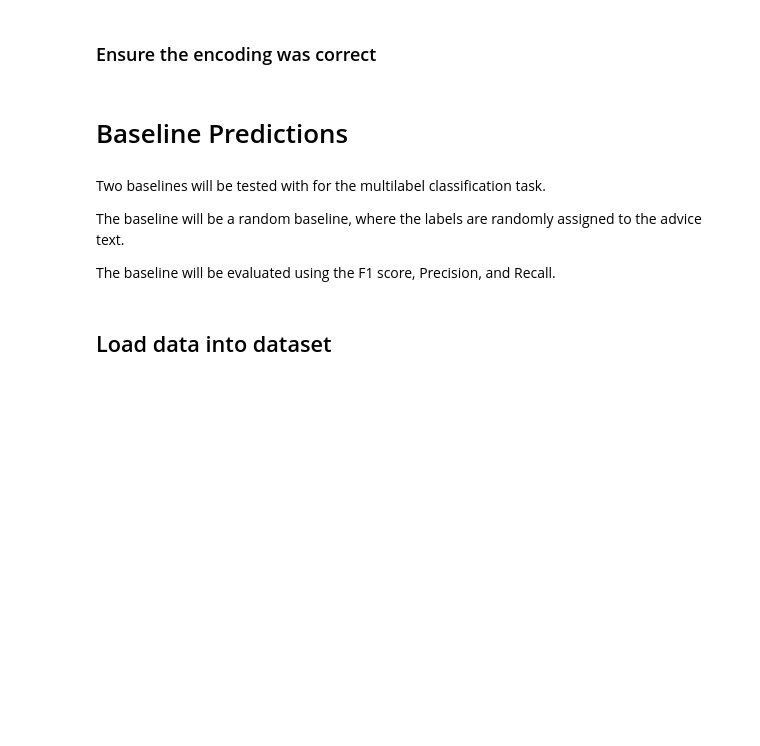
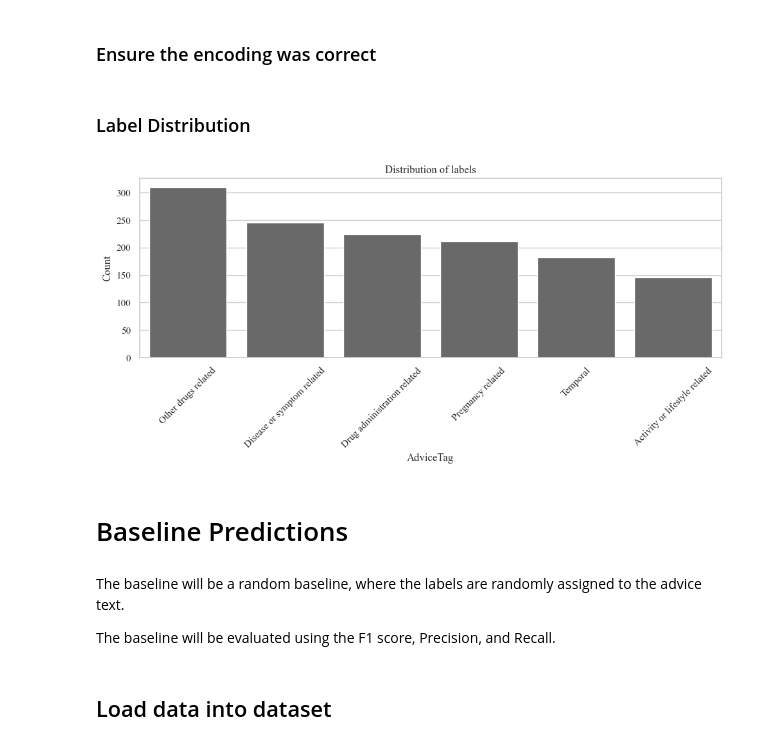
Before and after one commit to Mattcalcaterra/630_final, a Jupyter notebook: adviceLabeling.ipynb, the cells around one changed output. Drawn from its saved outputs; the diff is of its cells as text; code cells hidden in the pictures; blank space fills up the shorter version.

```diff
--- a/adviceLabeling.ipynb
+++ b/adviceLabeling.ipynb
@@ -102,11 +111,34 @@ anno_df.head()
 ### Ensure the encoding was correct
 # %%
 assert anno_df.shape[0] == load_shape[0], "Mismatch in number of rows"
+# %% [markdown]
+### Label Distribution
+# %%
+# plot distribution of labels
+plot_df = anno_df[anno_df.columns[3:]]
+plot_df = plot_df.melt(var_name="AdviceTag", value_name="Count")
+plot_df = plot_df.groupby("AdviceTag").sum().reset_index()
+plot_df = plot_df.sort_values("Count", ascending=False)
+plot_df
+
+# set style
+sns.set_style("whitegrid")
+
+# Set the font to Times New Roman
+plt.rcParams["font.family"] = "Times New Roman"
+
+plt.figure(figsize=(10, 5))
+sns.barplot(data=plot_df, x="AdviceTag", y="Count", color="dimgray")
+plt.xticks(rotation=45)
+plt.title("Distribution of labels")
+plt.tight_layout()
+plt.savefig("./images/label_distribution.png")
+plt.show()
+# %% [output]
+[figure, added]
 # %% [markdown]
 # Baseline Predictions
 # %% [markdown]
-Two baselines will be tested with for the multilabel classification task.
-
 The  baseline will be a random baseline, where the labels are randomly assigned to the advice text.
 
 The baseline will be evaluated using the F1 score, Precision, and Recall.
```
Also changed, not shown: parts of 14 cells of this notebook, 4 other files.
